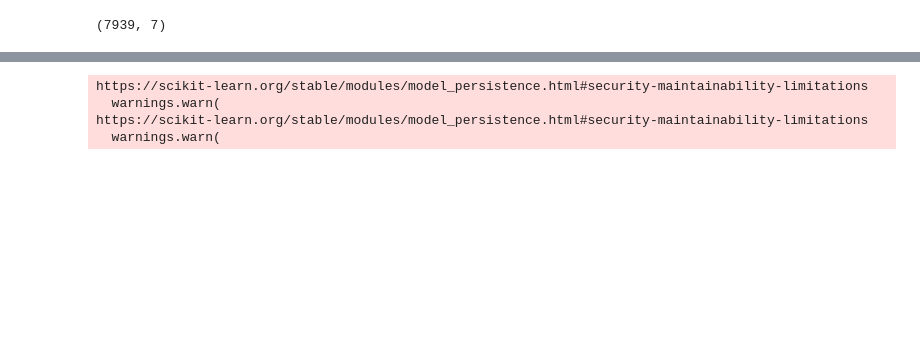
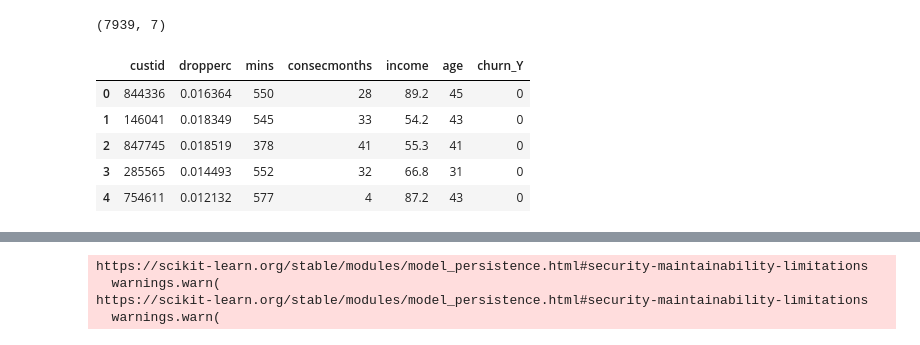
Before and after one commit to alireza-domino/DMM-quick-start-classification, a Jupyter notebook: ChurnModel-ali.ipynb, the cells around one changed output, grey strips where cells are left out. Saved outputs shown, nothing was run; the diff lists cells and outputs as text; code cells hidden in the pictures; blank space fills up the shorter version.

```diff
--- a/ChurnModel-ali.ipynb
+++ b/ChurnModel-ali.ipynb
@@ -9,10 +21,17 @@ import matplotlib as plt
 # %%
 #Bring in data used to train pickled model that is loaded in later
 df = pd.read_csv('/mnt/code/Test&TrainData/ChurnTrainingDataPP.csv')
 df.drop('predictionProbability', axis =1,inplace = True)
 print(df.shape)
+df.head()
 # %% [output]
 (7939, 7)
+|  | custid | dropperc | mins | consecmonths | income | age | churn_Y |
+| 0 | 844336 | 0.016364 | 550 | 28 | 89.2 | 45 | 0 |
+| 1 | 146041 | 0.018349 | 545 | 33 | 54.2 | 43 | 0 |
+| 2 | 847745 | 0.018519 | 378 | 41 | 55.3 | 41 | 0 |
+| 3 | 285565 | 0.014493 | 552 | 32 | 66.8 | 31 | 0 |
+| 4 | 754611 | 0.012132 | 577 | 4 | 87.2 | 43 | 0 |
 # %%
 #append data to istelf to double volume
 df2 = df.append(df)
```
Also changed, not shown: parts of 18 cells of this notebook, 2 other files.
